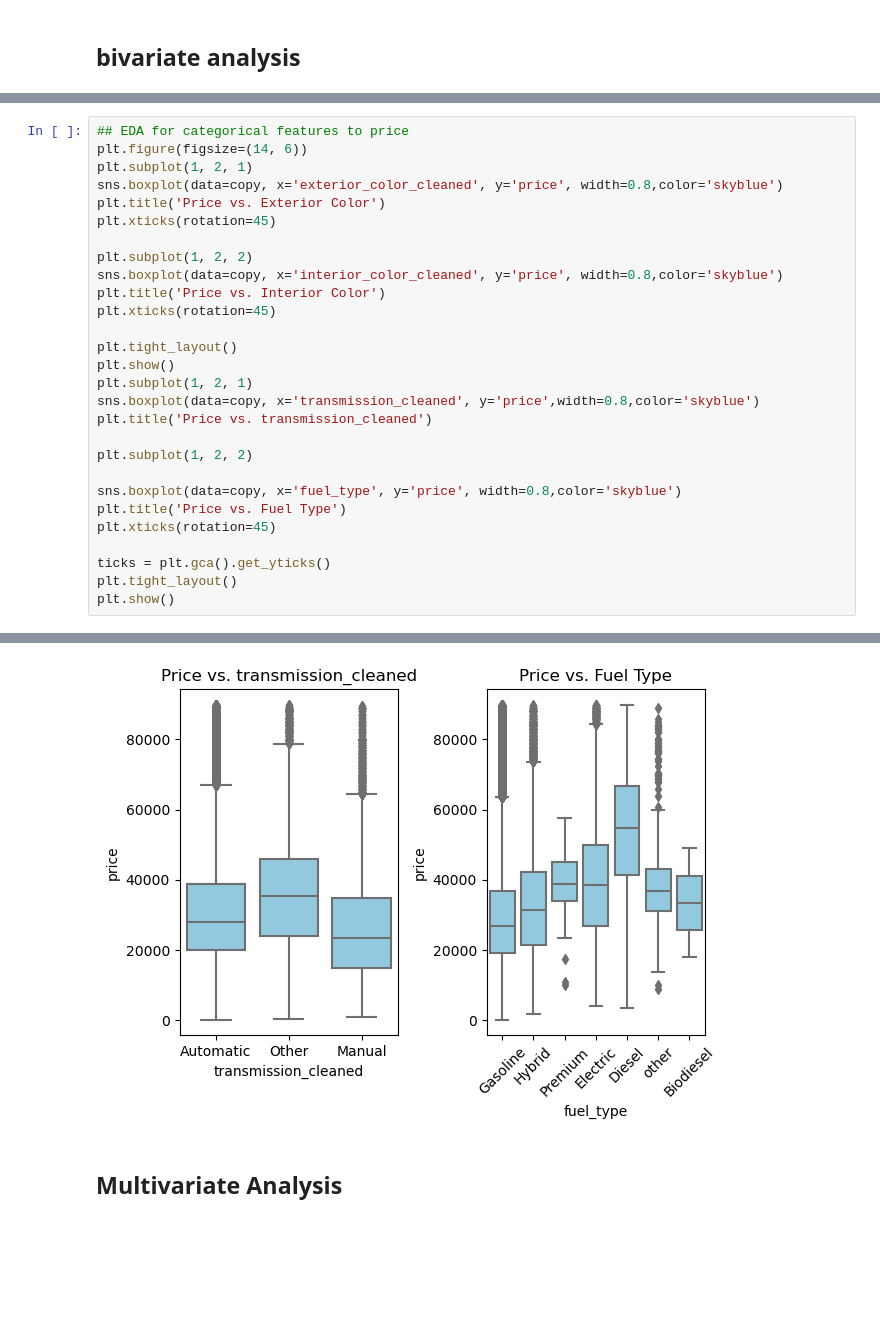
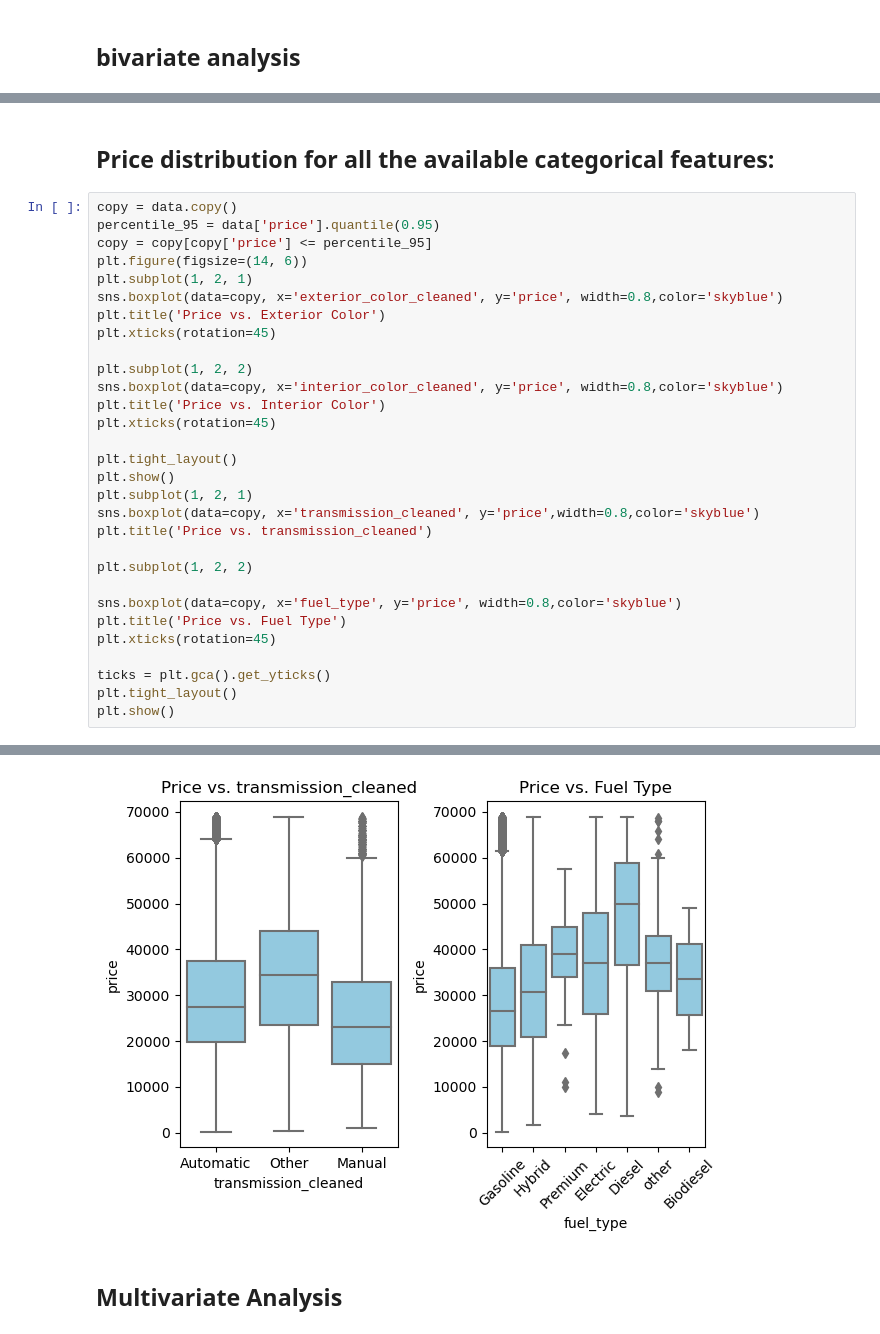
Before and after one commit to vickyli1015/DSC148_Final_Project, a Jupyter notebook: Final_Project.ipynb, the cells around one changed output, grey strips where cells are left out. Saved outputs shown, nothing was run; the diff lists cells and outputs as text; blank space fills up the shorter version.

```diff
--- a/Final_Project.ipynb
+++ b/Final_Project.ipynb
@@ -603,8 +595,12 @@ for col in numeric_cols:
 [figure]
 [figure]
 [figure]
+# %% [markdown]
+## Price distribution for all the available categorical features:
 # %%
-## EDA for categorical features to price
+copy = data.copy()
+percentile_95 = data['price'].quantile(0.95)
+copy = copy[copy['price'] <= percentile_95]
 plt.figure(figsize=(14, 6))
 plt.subplot(1, 2, 1)
 sns.boxplot(data=copy, x='exterior_color_cleaned', y='price', width=0.8,color='skyblue')
@@ -636,4 +632,4 @@ plt.show()
-[figure, old version]
+[figure, new version]
 # %% [markdown]
 ## Multivariate Analysis
 # %%
```
Also changed, not shown: parts of 71 cells of this notebook.
